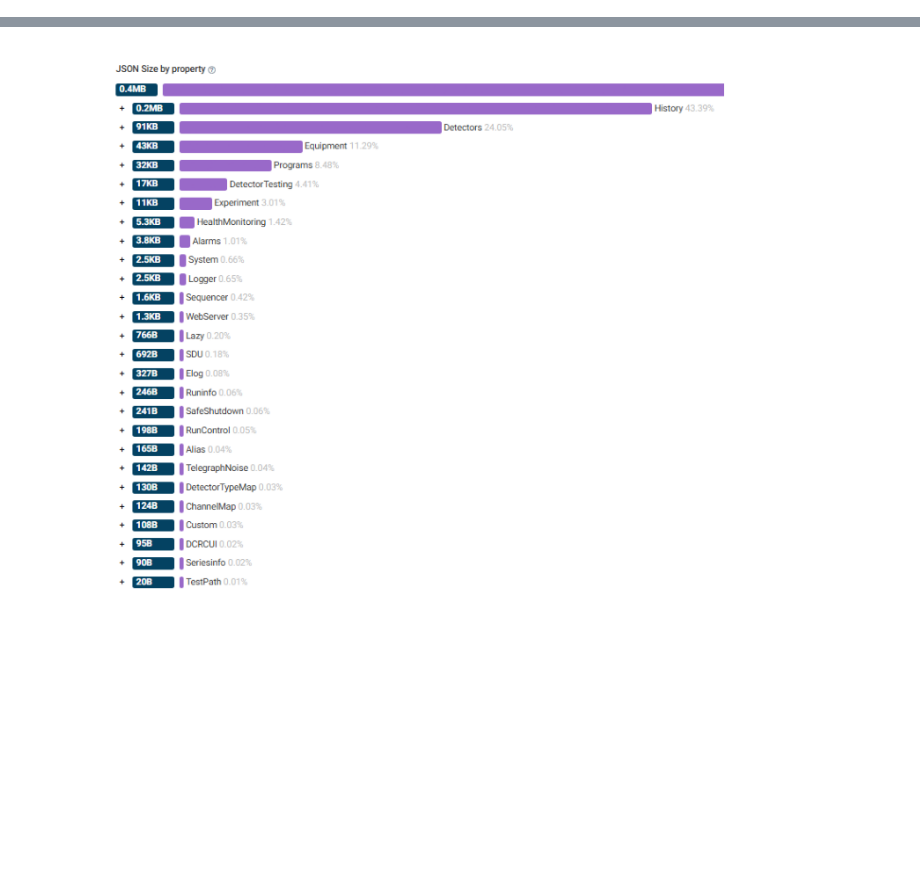
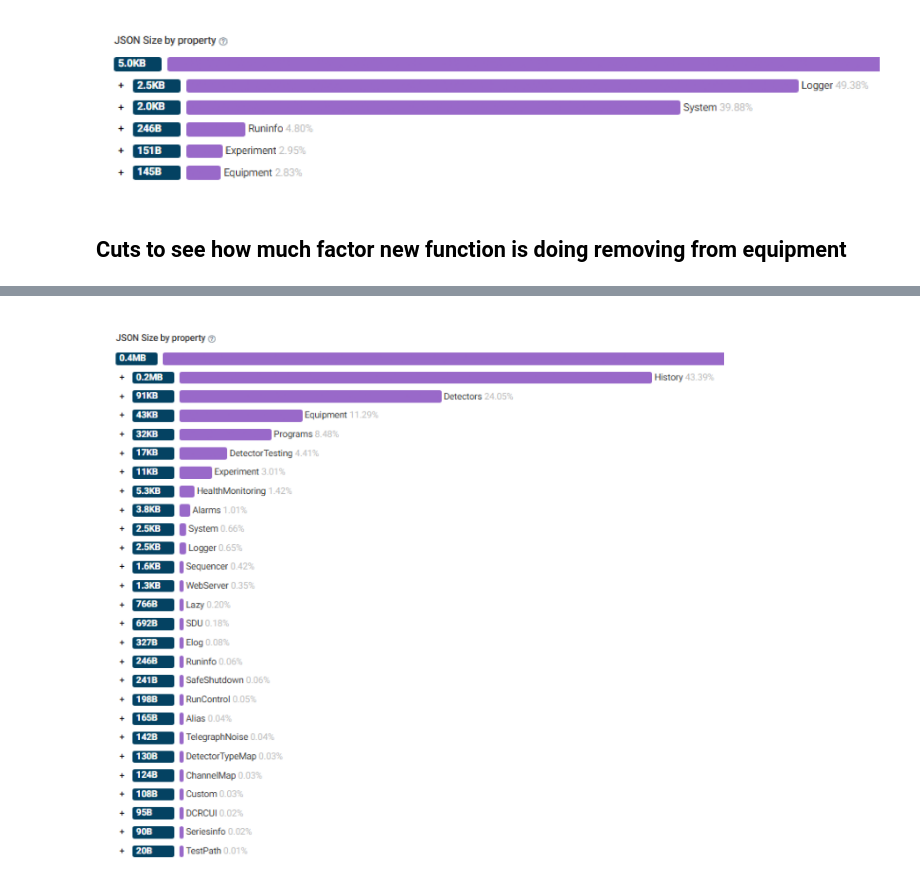
Before and after one commit to pibion/ODB_snippet, a Jupyter notebook: Final_Check/Final_updated/Final_notebook.ipynb, the cells around one changed output, grey strips where cells are left out. Cells and saved outputs as stored; diff of their text form; code cells hidden in the pictures; blank space fills up the shorter version.

```diff
--- a/Final_Check/Final_updated/Final_notebook.ipynb
+++ b/Final_Check/Final_updated/Final_notebook.ipynb
@@ -33,0 +60,13 @@ save_json_to_file(json_after_cut1, "After_cuts_Stop_ODB.JSON")
+# %%
+import matplotlib.pyplot as plt
+import matplotlib.image as mpimg
+img = mpimg.imread("After_Cuts_size_of_Stop_ODB_JSON.png")
+plt.figure(figsize=(12, 8))  #
+plt.imshow(img)
+plt.axis("off")  # hide axes
+plt.show()
+#just one detector was turn on!
+# %% [output]
+[figure, added]
+# %% [markdown]
+## Cuts to see how much factor new function is doing removing from equipment
```
Also changed, not shown: parts of 15 cells of this notebook, 5 other files.
